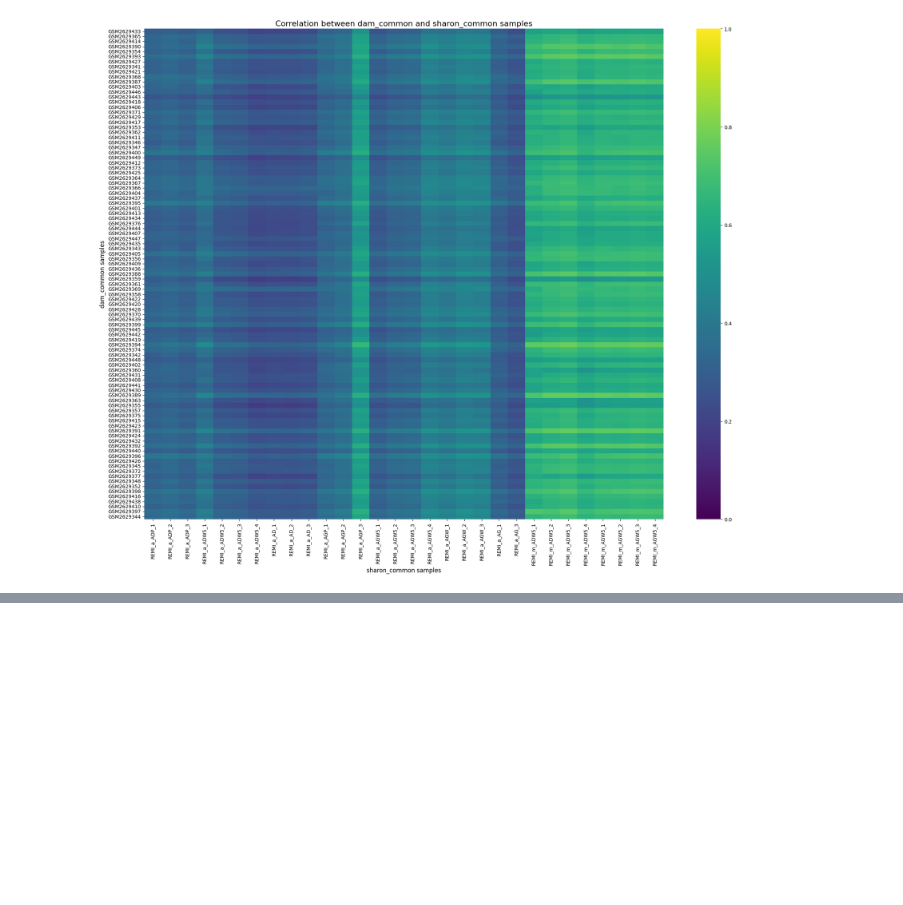
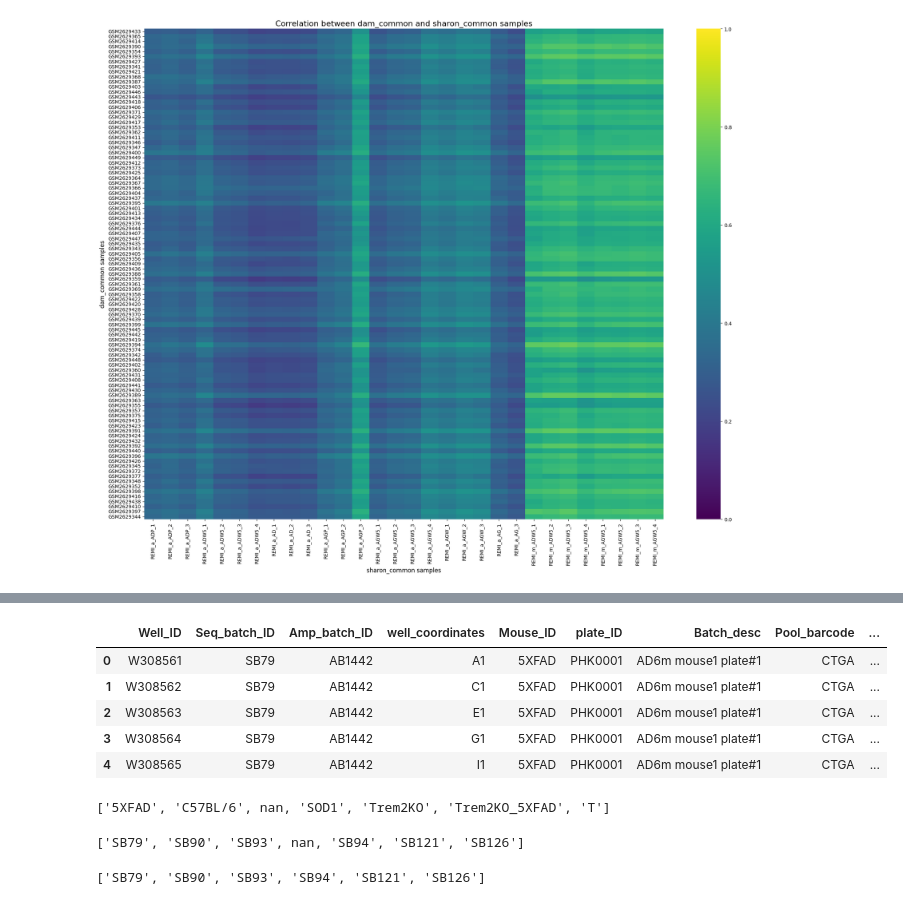
Before and after one commit to michal7kw/SRF_microglia, a Jupyter notebook: GSE98969/similarity_analysis.ipynb, the cells around one changed output, grey strips where cells are left out. Saved outputs shown, nothing was run; the diff lists cells and outputs as text; code cells hidden in the pictures; blank space fills up the shorter version.

```diff
--- a/GSE98969/similarity_analysis.ipynb
+++ b/GSE98969/similarity_analysis.ipynb
@@ -261,0 +290,17 @@ plt.show()
+# %%
+metadata.head()
+# %% [output]
+|  | Well_ID | Seq_batch_ID | Amp_batch_ID | well_coordinates | Mouse_ID | plate_ID | Batch_desc | Pool_barcode | ... |
+| 0 | W308561 | SB79 | AB1442 | A1 | 5XFAD | PHK0001 | AD6m mouse1 plate#1 | CTGA | ... |
+| 1 | W308562 | SB79 | AB1442 | C1 | 5XFAD | PHK0001 | AD6m mouse1 plate#1 | CTGA | ... |
+| 2 | W308563 | SB79 | AB1442 | E1 | 5XFAD | PHK0001 | AD6m mouse1 plate#1 | CTGA | ... |
+| 3 | W308564 | SB79 | AB1442 | G1 | 5XFAD | PHK0001 | AD6m mouse1 plate#1 | CTGA | ... |
+| 4 | W308565 | SB79 | AB1442 | I1 | 5XFAD | PHK0001 | AD6m mouse1 plate#1 | CTGA | ... |
+# %%
+list(metadata.Mouse_ID.unique())
+# %% [output]
+['5XFAD', 'C57BL/6', nan, 'SOD1', 'Trem2KO', 'Trem2KO_5XFAD', 'T']
+# %%
+list(metadata.Seq_batch_ID.unique())
+# %% [output]
+['SB79', 'SB90', 'SB93', nan, 'SB94', 'SB121', 'SB126']
@@ -261,0 +310,4 @@ plt.show()
+# %%
+list(metadata.Seq_batch_ID.unique())
+# %% [output]
+['SB79', 'SB90', 'SB93', 'SB94', 'SB121', 'SB126']
```
Also changed, not shown: parts of 13 cells of this notebook, 2 other files.
